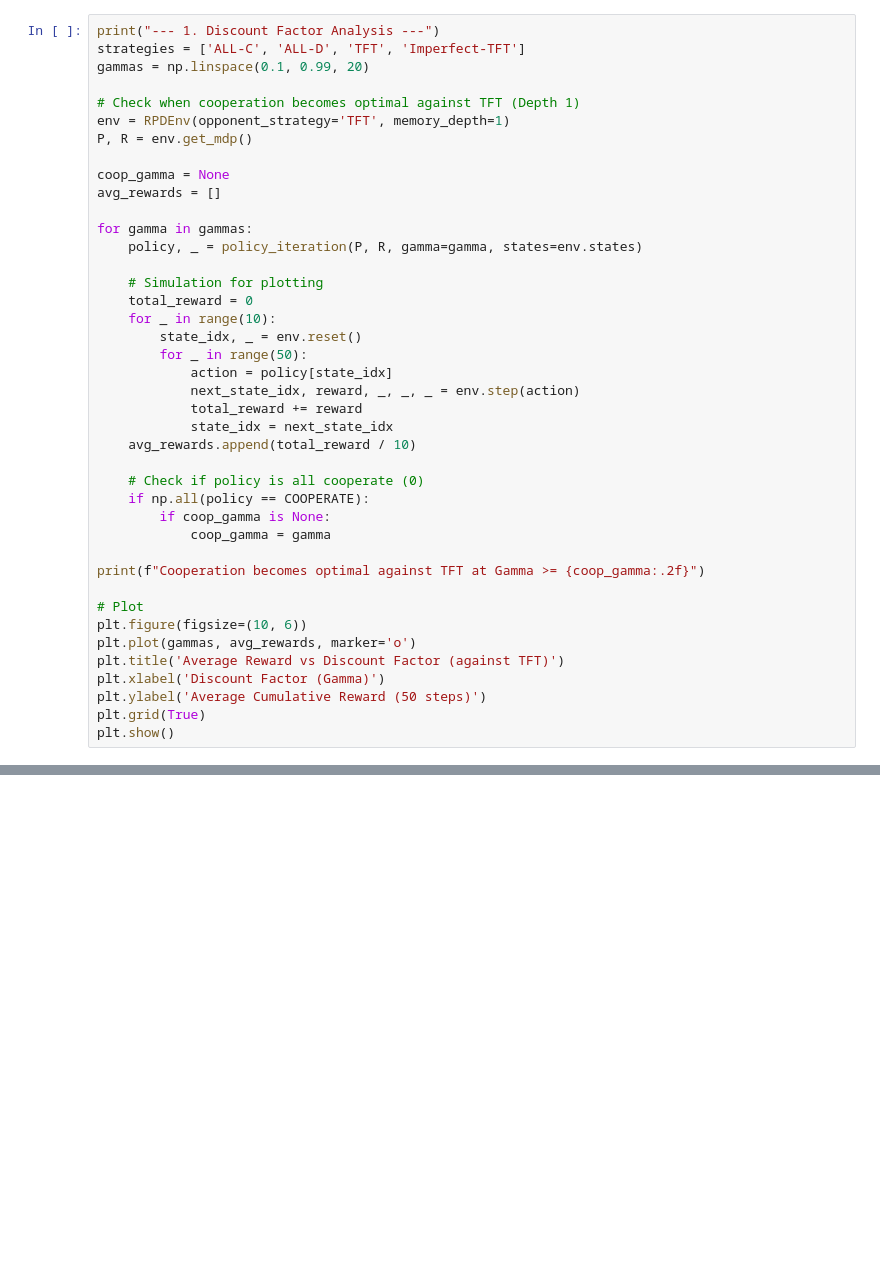
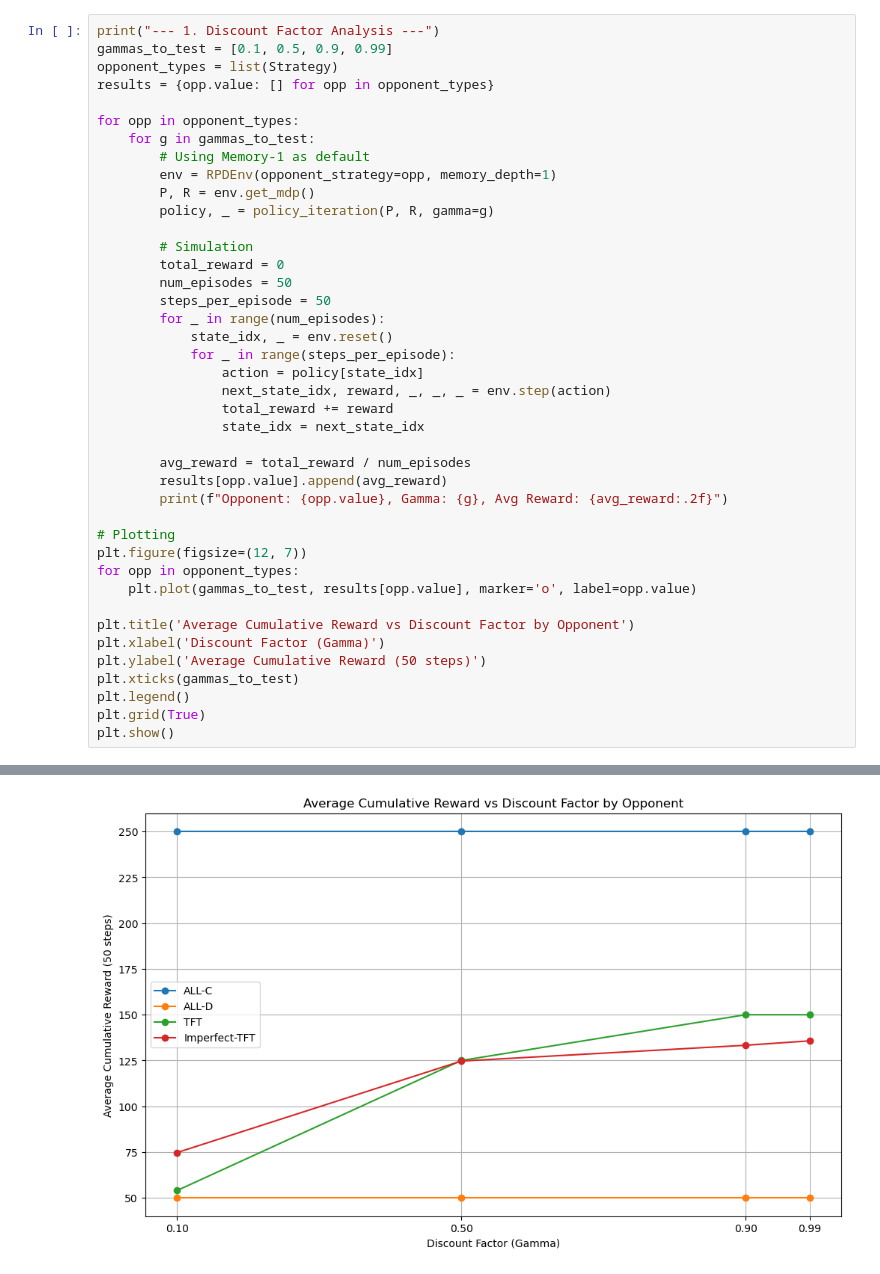
Before and after one commit to DanielKatz67/RL_Prisoners_Dilemma, a Jupyter notebook: Analysis_Notebook.ipynb, the cells around one changed output, grey strips where cells are left out. Drawn from its saved outputs; the diff is of its cells as text; blank space fills up the shorter version.

```diff
--- a/Analysis_Notebook.ipynb
+++ b/Analysis_Notebook.ipynb
@@ -6,41 +330,42 @@ import matplotlib.pyplot as plt
 # %%
 print("--- 1. Discount Factor Analysis ---")
-strategies = ['ALL-C', 'ALL-D', 'TFT', 'Imperfect-TFT']
-gammas = np.linspace(0.1, 0.99, 20)
+gammas_to_test = [0.1, 0.5, 0.9, 0.99]
+opponent_types = list(Strategy)
+results = {opp.value: [] for opp in opponent_types}
 
-# Check when cooperation becomes optimal against TFT (Depth 1)
-env = RPDEnv(opponent_strategy='TFT', memory_depth=1)
-P, R = env.get_mdp()
+for opp in opponent_types:
+    for g in gammas_to_test:
+        # Using Memory-1 as default
+        env = RPDEnv(opponent_strategy=opp, memory_depth=1)
+        P, R = env.get_mdp()
+        policy, _ = policy_iteration(P, R, gamma=g)
 
-coop_gamma = None
-avg_rewards = []
+        # Simulation
+        total_reward = 0
+        num_episodes = 50
+        steps_per_episode = 50
+        for _ in range(num_episodes):
+            state_idx, _ = env.reset()
+            for _ in range(steps_per_episode):
+                action = policy[state_idx]
+                next_state_idx, reward, _, _, _ = env.step(action)
+                total_reward += reward
+                state_idx = next_state_idx
 
-for gamma in gammas:
-    policy, _ = policy_iteration(P, R, gamma=gamma, states=env.states)
+        avg_reward = total_reward / num_episodes
+        results[opp.value].append(avg_reward)
+        print(f"Opponent: {opp.value}, Gamma: {g}, Avg Reward: {avg_reward:.2f}")
 
-    # Simulation for plotting
-    total_reward = 0
-    for _ in range(10):
-        state_idx, _ = env.reset()
-        for _ in range(50):
-            action = policy[state_idx]
-            next_state_idx, reward, _, _, _ = env.step(action)
-            total_reward += reward
-            state_idx = next_state_idx
-    avg_rewards.append(total_reward / 10)
+# Plotting
+plt.figure(figsize=(12, 7))
+for opp in opponent_types:
+    plt.plot(gammas_to_test, results[opp.value], marker='o', label=opp.value)
 
-    # Check if policy is all cooperate (0)
-    if np.all(policy == COOPERATE):
-        if coop_gamma is None:
-            coop_gamma = gamma
-
-print(f"Cooperation becomes optimal against TFT at Gamma >= {coop_gamma:.2f}")
-
-# Plot
-plt.figure(figsize=(10, 6))
-plt.plot(gammas, avg_rewards, marker='o')
-plt.title('Average Reward vs Discount Factor (against TFT)')
+plt.title('Average Cumulative Reward vs Discount Factor by Opponent')
 plt.xlabel('Discount Factor (Gamma)')
 plt.ylabel('Average Cumulative Reward (50 steps)')
+plt.xticks(gammas_to_test)
+plt.legend()
 plt.grid(True)
 plt.show()
+# %% [output]
@@ -46,0 +389 @@ plt.show()
+[figure, added]
```
Also changed, not shown: parts of 13 cells of this notebook, 10 other files.
